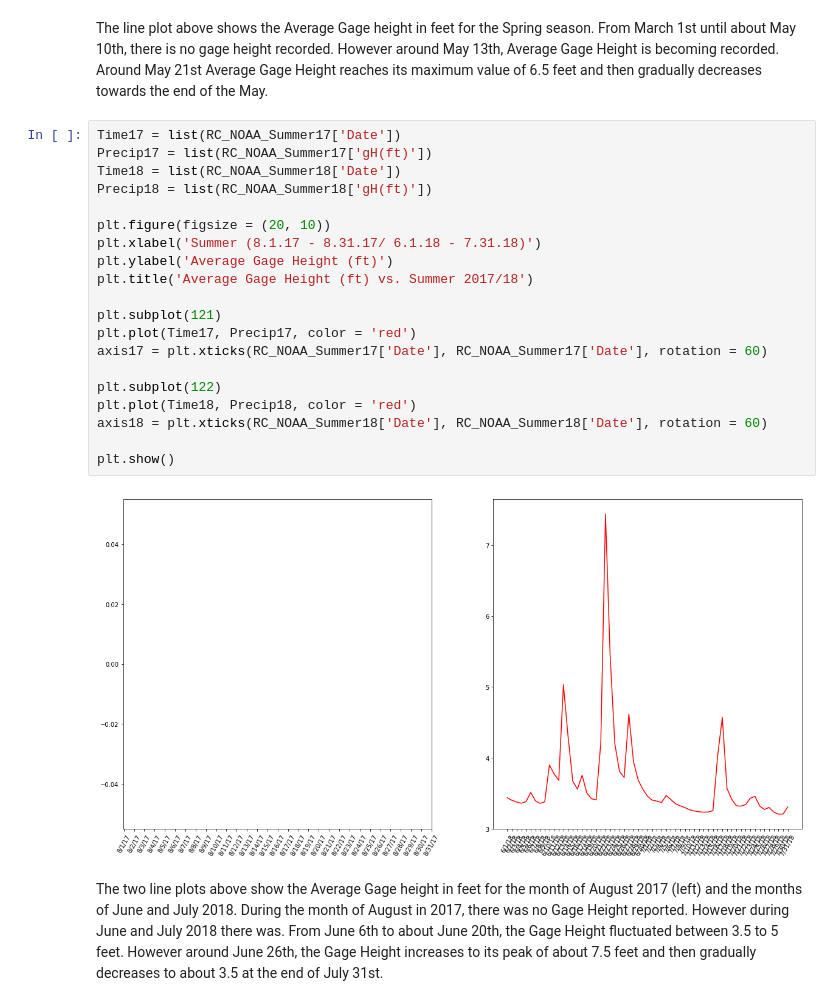
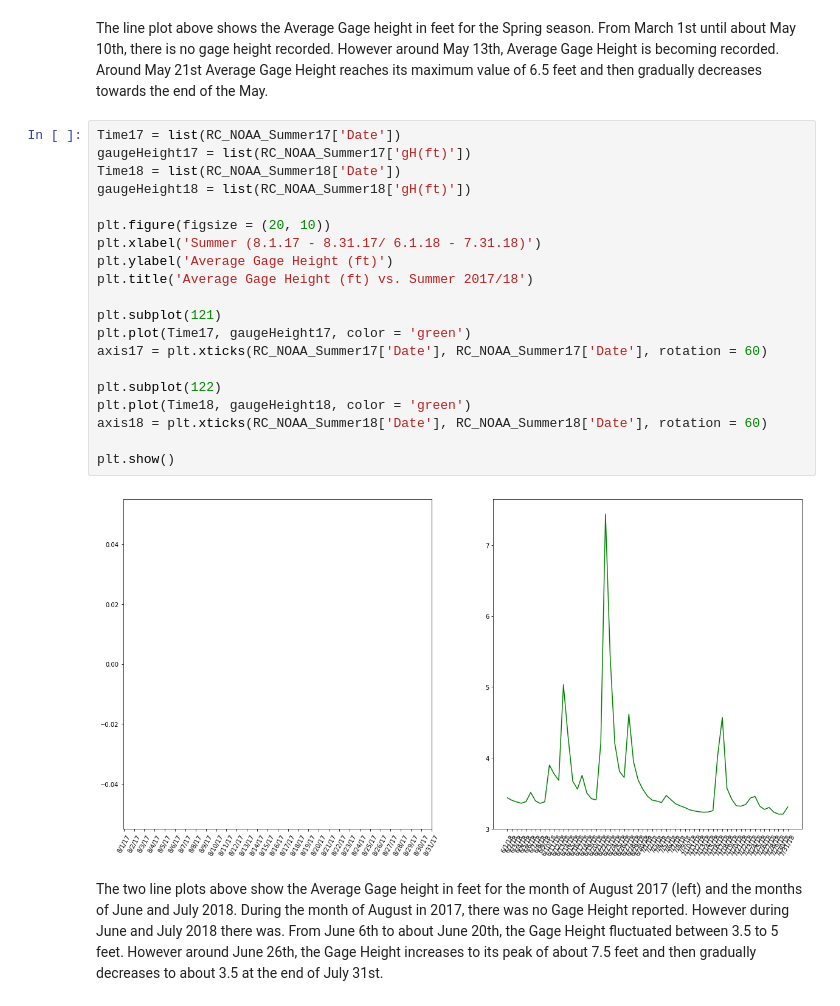
Before and after one commit to philipp-rajah/project1, a Jupyter notebook: project1.ipynb, the cells around one changed output. Cells and saved outputs as stored; diff of their text form.

```diff
--- a/project1.ipynb
+++ b/project1.ipynb
@@ -247,26 +253,26 @@ plt.show()
 The line plot above shows the Average Gage height in feet for the Spring season. From March 1st until about May 10th, there is no gage height recorded. However around May 13th, Average Gage Height is becoming recorded. Around May 21st Average Gage Height reaches its maximum value of 6.5 feet and then gradually decreases towards the end of the May.
 # %%
 Time17 = list(RC_NOAA_Summer17['Date'])
-Precip17 = list(RC_NOAA_Summer17['gH(ft)'])
+gaugeHeight17 = list(RC_NOAA_Summer17['gH(ft)'])
 Time18 = list(RC_NOAA_Summer18['Date'])
-Precip18 = list(RC_NOAA_Summer18['gH(ft)'])
+gaugeHeight18 = list(RC_NOAA_Summer18['gH(ft)'])
 
 plt.figure(figsize = (20, 10))
 plt.xlabel('Summer (8.1.17 - 8.31.17/ 6.1.18 - 7.31.18)')
 plt.ylabel('Average Gage Height (ft)')
 plt.title('Average Gage Height (ft) vs. Summer 2017/18')
 
 plt.subplot(121)
-plt.plot(Time17, Precip17, color = 'red')
+plt.plot(Time17, gaugeHeight17, color = 'green')
 axis17 = plt.xticks(RC_NOAA_Summer17['Date'], RC_NOAA_Summer17['Date'], rotation = 60)
 
 plt.subplot(122)
-plt.plot(Time18, Precip18, color = 'red')
+plt.plot(Time18, gaugeHeight18, color = 'green')
 axis18 = plt.xticks(RC_NOAA_Summer18['Date'], RC_NOAA_Summer18['Date'], rotation = 60)
 
 plt.show()
 # %% [output]
-[figure, old version]
+[figure, new version]
 # %% [markdown]
 The two line plots above show the Average Gage height in feet for the month of August 2017 (left) and the months of June and July 2018. During the month of August in 2017, there was no Gage Height reported. However during June and July 2018 there was. From June 6th to about June 20th, the Gage Height fluctuated between 3.5 to 5 feet. However around June 26th, the Gage Height increases to its peak of about 7.5 feet and then gradually decreases to about 3.5 at the end of July 31st.
 # %%
```
Also changed, not shown: parts of 11 cells of this notebook, 4 other files.
